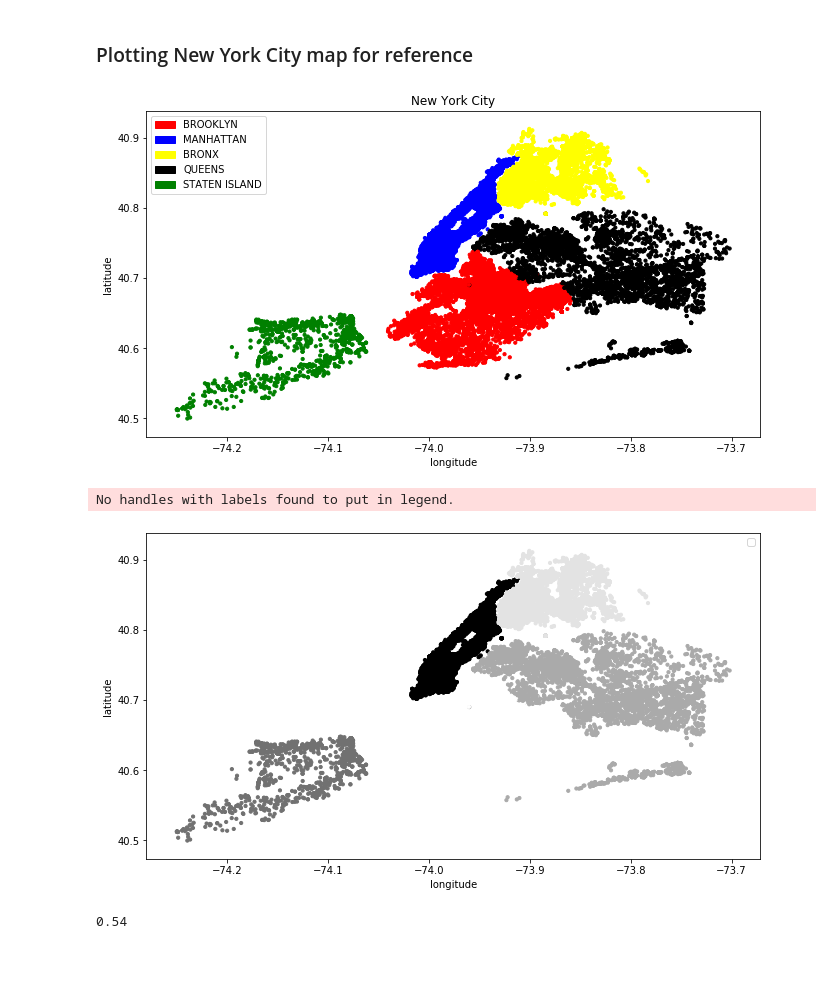
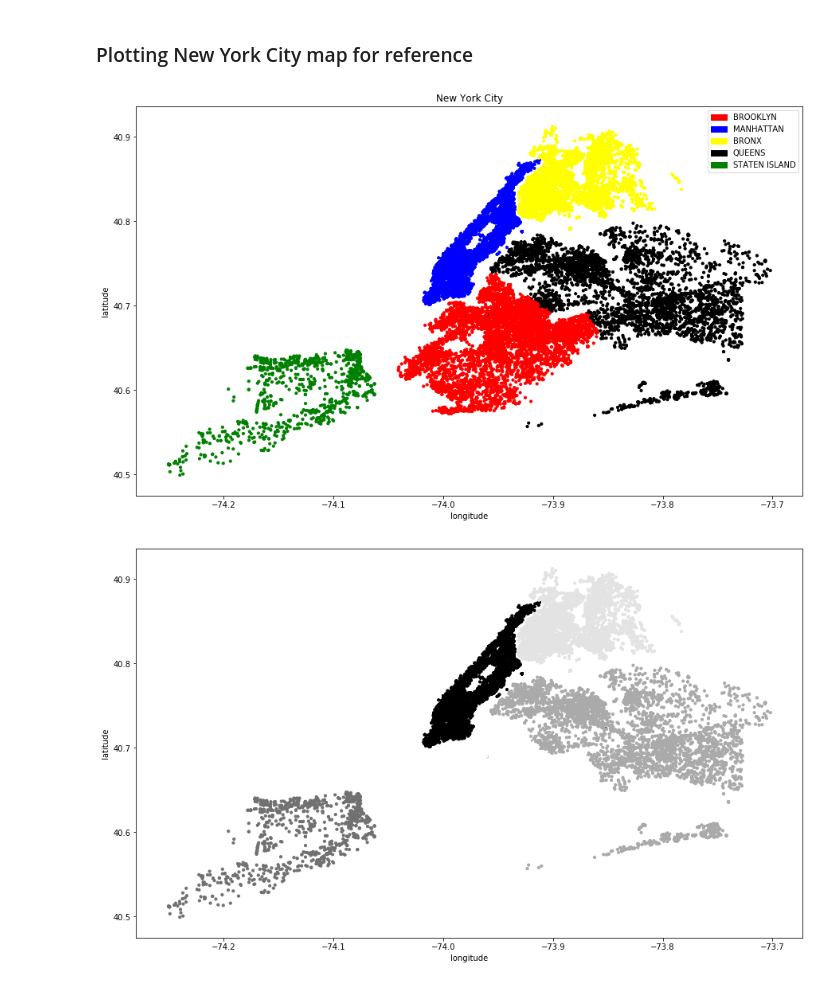
Before and after one commit to pajelonek/DataScienceCourse, a Jupyter notebook: projekt/new_york_crime_data.ipynb, the cells around one changed output. Drawn from its saved outputs; the diff is of its cells as text; code cells hidden in the pictures; blank space fills up the shorter version.

```diff
--- a/projekt/new_york_crime_data.ipynb
+++ b/projekt/new_york_crime_data.ipynb
@@ -14,7 +14,9 @@ import matplotlib.pyplot as plt
 import pandas as pd
 import numpy as np
 from sklearn.linear_model import LinearRegression
+import matplotlib.patches as mpatches
 %matplotlib inline
+plt.rcParams['figure.figsize'] = 15, 9
 # %% [markdown]
 ## Load NYPD dataset for 2019
 # %%
@@ -187,42 +189,40 @@ result_database
 # %% [markdown]
 ### Plotting New York City map for reference
 # %%
-import matplotlib.patches as mpatches
 
 # Create datafeame with coords
 wiki_map_test = wiki[{'Longitude','Latitude','BORO_NM'}]
 wiki_map_test = wiki_map_test.dropna()
 
 # Create dictonary for neighbrhoods
 dict_names_map_color = {'BROOKLYN':'RED',
         'MANHATTAN':'BLUE',
         'BRONX': 'YELLOW',
         'QUEENS':'BLACK',
         'STATEN ISLAND':'GREEN'}
 
 # Add color to table based on our dictonary
 wiki_map_test['COLOR'] = wiki_map_test['BORO_NM'].map(dict_names_map_color)
 
 # Plot our NY city map
 x = wiki_map_test['Longitude']
 y = wiki_map_test['Latitude']
-plt.figure(figsize=(11,6))
 plt.scatter(x,y,c=wiki_map_test['COLOR'],s = 10)
 plt.xlabel("longitude")
 plt.ylabel("latitude")
 plt.title("New York City")
 
 BROOKLYN = mpatches.Patch(color='red', label='BROOKLYN')
 MANHATTAN = mpatches.Patch(color='blue', label='MANHATTAN')
 BRONX = mpatches.Patch(color='yellow', label='BRONX')
 QUEENS = mpatches.Patch(color='black', label='QUEENS')
 STATEN_ISLAND = mpatches.Patch(color='green', label='STATEN ISLAND')
 
 plt.legend(handles=[BROOKLYN, MANHATTAN,BRONX,QUEENS,STATEN_ISLAND])
 
 plt.show()
 # %% [output]
-[figure, old version]
+[figure, new version]
 # %%
 # Create datafeame with coords
 wiki_map_test = wiki[{'Longitude','Latitude','BORO_NM'}]
@@ -248,19 +248,12 @@ wiki_map_test['COLOR'] = wiki_map_test['BORO_NM'].map(dict_names_map)
 # Plot our NY city map
 x = wiki_map_test['Longitude']
 y = wiki_map_test['Latitude']
-plt.figure(figsize=(11,6))
 plt.scatter(x,y,c=wiki_map_test['COLOR'],s = 10)
 plt.xlabel("longitude")
 plt.ylabel("latitude")
 plt.gray()
-plt.legend()
 plt.show()
 # %% [output]
-No handles with labels found to put in legend.
-[figure, old version]
+[figure, new version]
-# %%
-value_manhattan
-# %% [output]
-0.54
 # %%
 wiki_all = pd.read_csv("C:/Users/Paweł/OneDrive/Python/DataScience/projekt/NYPD.csv")
```
Also changed, not shown: parts of 21 cells of this notebook.
